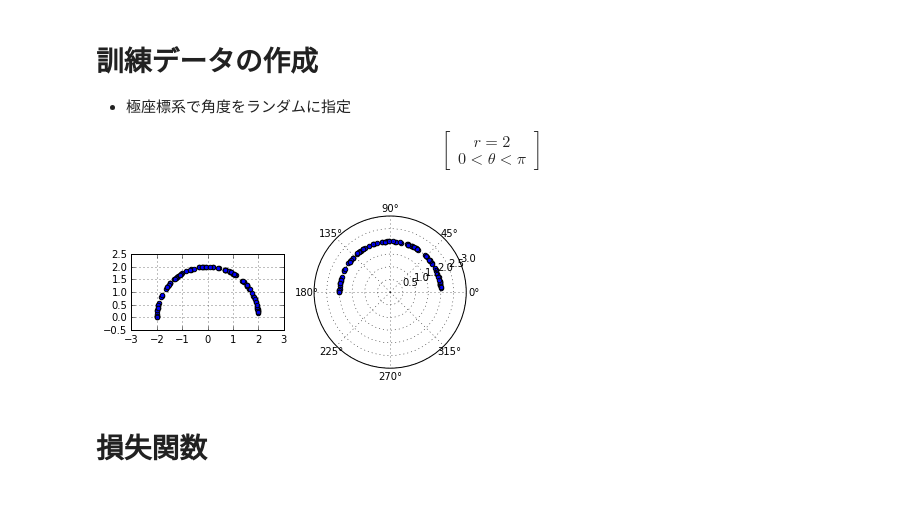
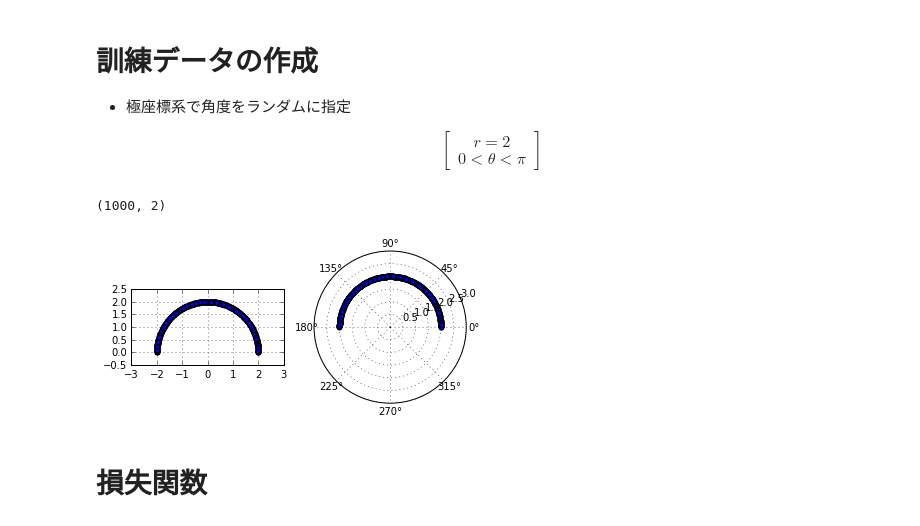
Before and after one commit to yotaseki/ParameterLearning, a Jupyter notebook: MovingCar.ipynb, the cells around one changed output. Cells and saved outputs as stored; diff of their text form; code cells hidden in the pictures.

```diff
--- a/MovingCar.ipynb
+++ b/MovingCar.ipynb
@@ -87,7 +102,7 @@ class Generator(Chain):
     def __call__(self, x):
         h1 = F.relu(self.l1(x))
         h2 = self.l2(h1)
-        o = F.reshape(h2,(3,2))
+        o = F.reshape(h2,(len(x),3,2))
         return o
     '''
     def get_vw(self,output):
@@ -169,24 +183,33 @@ r = 2 \\
 \end{bmatrix}
 \end{equation*}
 # %%
-r = np.full(100, 2)
-theta = np.random.rand(100) * np.pi
-x,y = to_cartesian_coordinate(r,theta)
-x_data = np.vstack((x,y))
-x_data = x_data.T
-#print x_data
+def generate_training_data():
+    size = 1000
+    r = np.full(size, 2)
+    theta = np.random.rand(size) * np.pi
+    x,y = to_cartesian_coordinate(r,theta)
+    x_data = np.vstack([x,y])
+    x_data = x_data.T
 
-fig1 = plt.subplot(1,2,2,polar=True)
-fig1.scatter(theta,r)
-fig1.set_rmax(3)
-fig1.grid(True)
+    fig1 = plt.subplot(1,2,2,polar=True)
+    fig1.scatter(theta,r)
+    fig1.set_rmax(3)
+    fig1.grid(True)
 
-fig2 = plt.subplot(1,2,1)
-fig2.scatter(x,y)
-fig2.axis([-3,3,0,3])
-plt.axis('scaled')
-fig2.grid(True)
+    fig2 = plt.subplot(1,2,1)
+    fig2.scatter(x,y)
+    fig2.axis([-3,3,0,3])
+    plt.axis('scaled')
+    fig2.grid(True)
+
+    x_data = np.array(x_data, dtype=np.float32)
+    print x_data.shape
+    return x_data
+
+x_data = generate_training_data()
+# print x_data
 # %% [output]
+(1000, 2)
-[figure, old version]
+[figure, new version]
 # %% [markdown]
 # 損失関数
```
Also changed, not shown: parts of 12 cells of this notebook.
